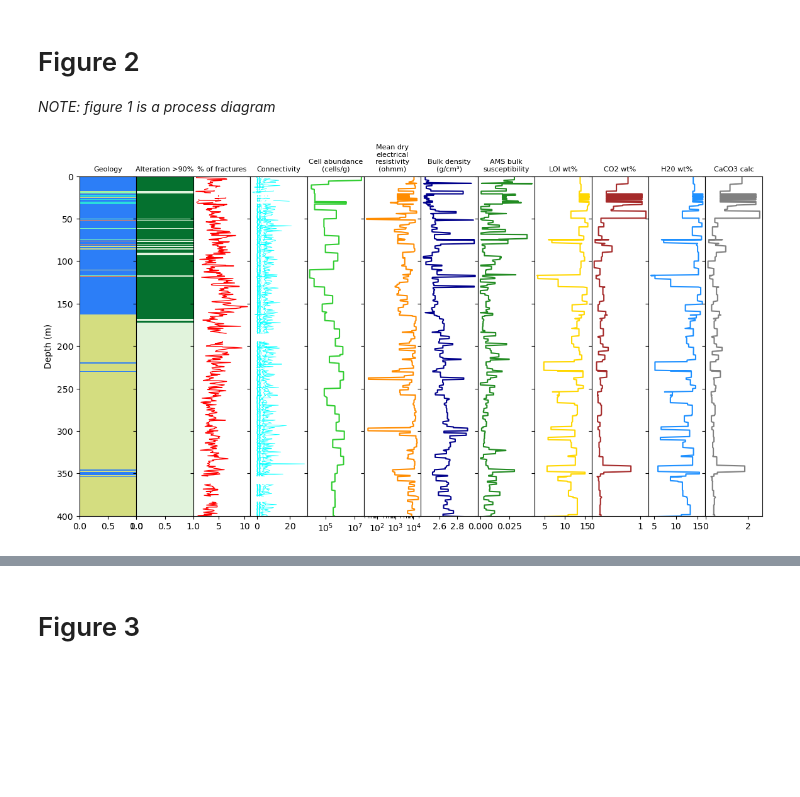
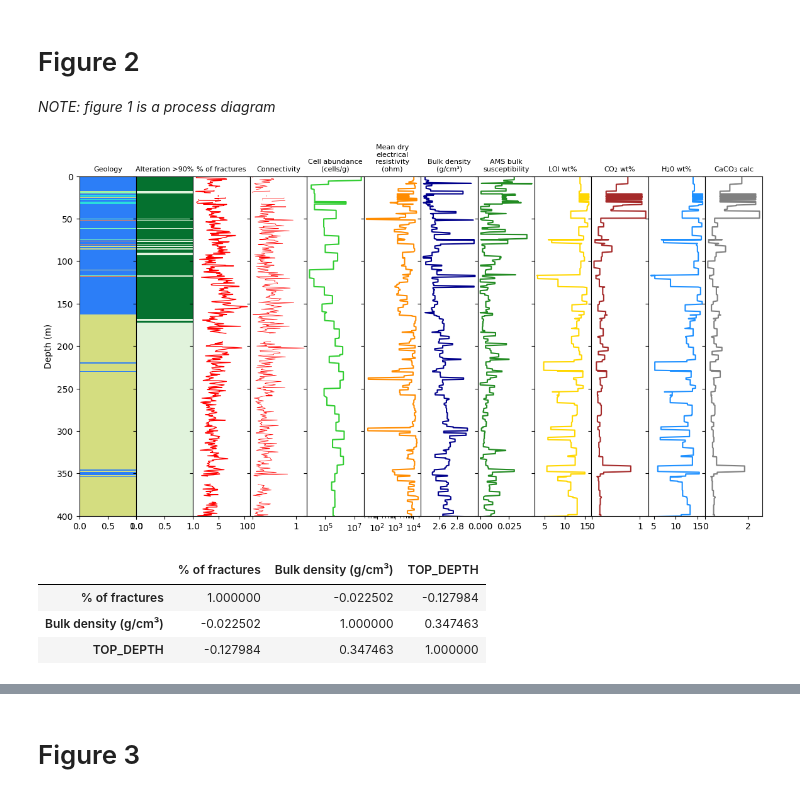
Before and after one commit to SerpRateAI/AI-pipeline-boreholes, a Jupyter notebook: paper-figures.ipynb, the cells around one changed output, grey strips where cells are left out. Cells and saved outputs as stored; diff of their text form; code cells hidden in the pictures; blank space fills up the shorter version.

```diff
--- a/paper-figures.ipynb
+++ b/paper-figures.ipynb
@@ -126,42 +126,55 @@ ax[2].plot(fig2_df['% of fractures'], y, color='red', linewidth=1)
 ax[2].set_title('% of fractures', fontsize=8)
 
 for c in connectivity:
-    ax[3].plot(fig2_df[c], y, color='cyan', linewidth=0.5)
+    if c == 'PnL_sum':
+        color = 'red'
+        ax[3].plot(fig2_df[c], y, color=color, linewidth=0.5)
+
+    else:
+        color = 'cyan'
+    # ax[3].plot(fig2_df[c], y, color=color, linewidth=0.5)
 ax[3].set_title('Connectivity', fontsize=8)
 
 ax[4].plot(fig2_df['Cell abundance (cells/g)'], y, color='limegreen')
 ax[4].set_xscale('log')
 ax[4].set_title('Cell abundance\n(cells/g)', fontsize=8)
 
 ax[5].plot(fig2_df['Mean dry electrical Resistivity (ohmm)'], y, color='darkorange')
 ax[5].set_xscale('log')
-ax[5].set_title('Mean dry\nelectrical\nresistivity\n(ohmm)', fontsize=8)
+ax[5].set_title('Mean dry\nelectrical\nresistivity\n(ohm)', fontsize=8)
 
 ax[6].plot(fig2_df['Bulk density (g/cm³)'], y, color='darkblue')
 ax[6].set_title('Bulk density\n(g/cm³)', fontsize=8)
 ax[6].set_xticks([2.6, 2.8])
 
 ax[7].plot(fig2_df['AMS bulk susceptibility'], y, color='forestgreen')
 ax[7].set_title('AMS bulk\nsusceptibility', fontsize=8)
 
 ax[8].plot(fig2_df['LOI wt%'], y, color='gold')
 ax[8].set_title('LOI wt%', fontsize=8)
 
 ax[9].plot(fig2_df['CO2 wt%'], y, color='brown')
-ax[9].set_title('CO2 wt%', fontsize=8)
+ax[9].set_title(r'CO$_{2}$ wt%', fontsize=8)
 
 ax[10].plot(fig2_df['H20 wt%'], y, color='dodgerblue')
-ax[10].set_title('H20 wt%', fontsize=8)
+ax[10].set_title('H$_{2}$0 wt%', fontsize=8)
 
 ax[11].plot(fig2_df['CaCO3 calc'], y, color='grey')
-ax[11].set_title('CaCO3 calc', fontsize=8)
+ax[11].set_title('CaCO$_{3}$ calc', fontsize=8)
 
 # ax[0].set_ylim(405, -5)
 ax[0].set_ylabel('Depth (m)')
 fig.subplots_adjust(wspace=0, hspace=0)
 ax[0].set_ylim(400, 0)
 
 # plt.tight_layout()
 fig.savefig('physical_measurements.pdf', bbox_inches='tight')
 # %% [output]
-[figure, old version]
+[figure, new version]
+# %%
+fig2_df[['% of fractures', 'Bulk density (g/cm³)', 'TOP_DEPTH']].corr()
+# %% [output]
+|  | % of fractures | Bulk density (g/cm³) | TOP_DEPTH |
+| % of fractures | 1.000000 | -0.022502 | -0.127984 |
+| Bulk density (g/cm³) | -0.022502 | 1.000000 | 0.347463 |
+| TOP_DEPTH | -0.127984 | 0.347463 | 1.000000 |
```
Also changed, not shown: parts of 9 cells of this notebook, 6 other files.
